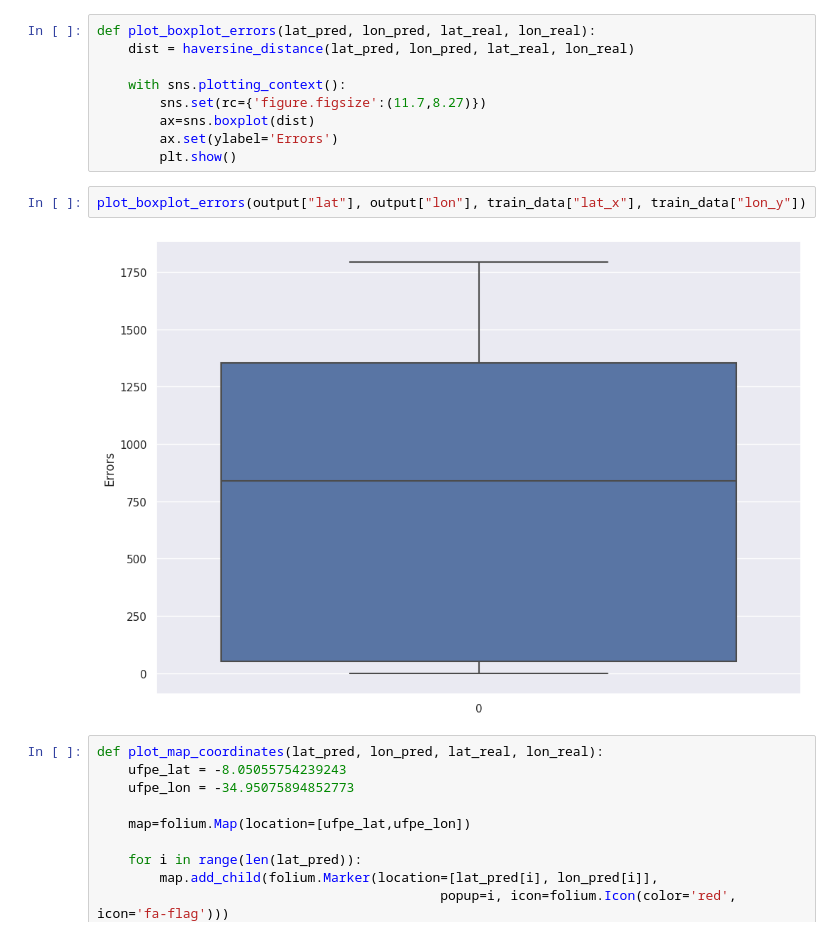
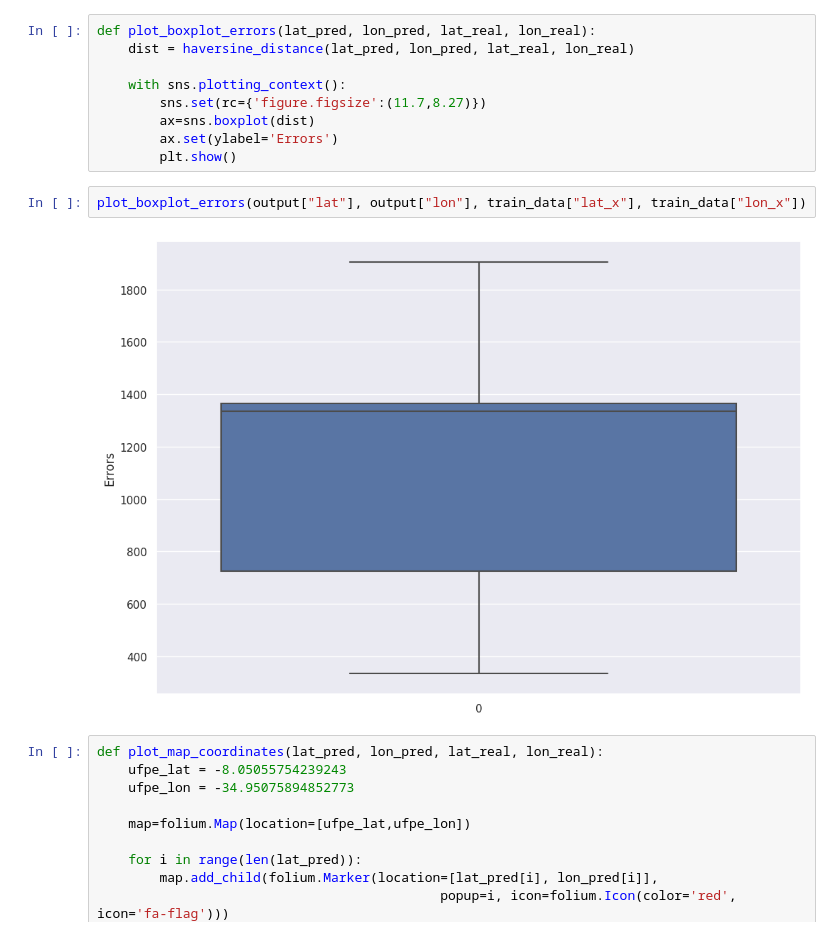
Before and after one commit to fnalmeidap/mobile-comms, a Jupyter notebook: base.ipynb, the cells around one changed output. Saved outputs shown, nothing was run; the diff lists cells and outputs as text.

```diff
--- a/base.ipynb
+++ b/base.ipynb
@@ -124,9 +124,9 @@ def plot_boxplot_errors(lat_pred, lon_pred, lat_real, lon_real):
         ax.set(ylabel='Errors')
         plt.show()
 # %%
-plot_boxplot_errors(output["lat"], output["lon"], train_data["lat_x"], train_data["lon_y"])
+plot_boxplot_errors(output["lat"], output["lon"], train_data["lat_x"], train_data["lon_x"])
 # %% [output]
-[figure, old version]
+[figure, new version]
 # %%
 def plot_map_coordinates(lat_pred, lon_pred, lat_real, lon_real):
     ufpe_lat = -8.05055754239243
```
Also changed, not shown: parts of 4 cells of this notebook.
